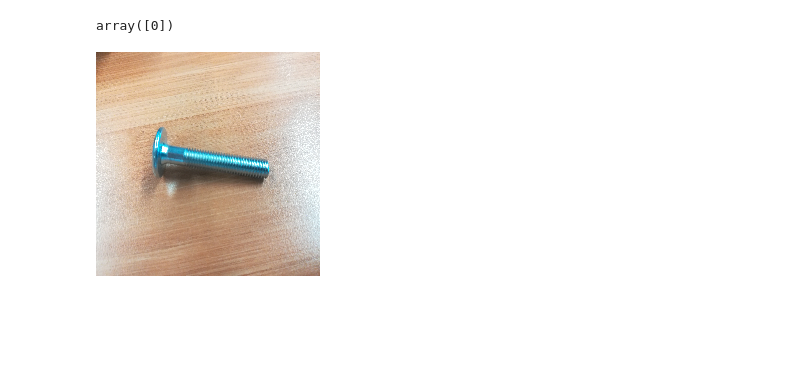
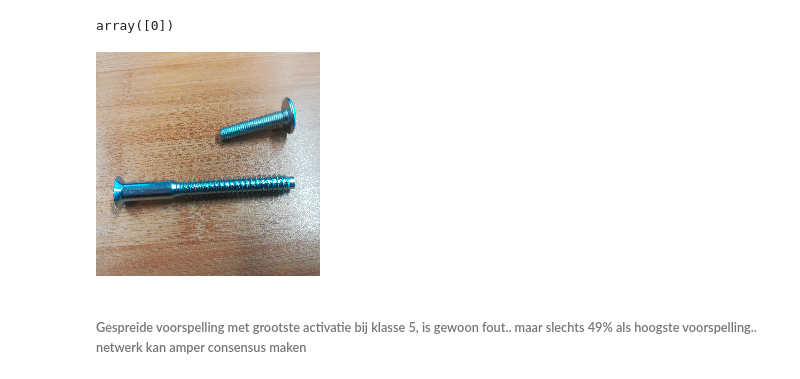
Before and after one commit to szindel/IkeaSchroevenClean, a Jupyter notebook: IkeaSchroevenClean.ipynb, the cells around one changed output. Saved outputs shown, nothing was run; the diff lists cells and outputs as text; code cells hidden in the pictures; blank space fills up the shorter version.

```diff
--- a/IkeaSchroevenClean.ipynb
+++ b/IkeaSchroevenClean.ipynb
@@ -380,7 +408,7 @@ Clipping input data to the valid range for imshow with RGB data ([0..1] for floa
 <matplotlib.image.AxesImage at 0x...>
 [figure]
 # %%
-img4 = image.load_img("/home/szindel/Documents/IkeaSchroevenClean/Dataset_schroeven_raw_divers/IMG_20190108_134829.jpg", target_size=(224, 224))
+img4 = load_img("Dataset_schroeven_raw_divers/IMG_20190108_134829.jpg", target_size=(224, 224))
 img_arr4 = img_to_array(img4)
 img_arr4 = img_arr4.reshape((1,) + img_arr4.shape)
 img_arr4 = keras.applications.mobilenet.preprocess_input(img_arr4)
@@ -393,13 +421,15 @@ predictions.argmax(axis=1)
 # %% [output]
 array([0])
 # %%
-img5 = image.load_img("/home/szindel/Documents/IkeaSchroevenClean/Dataset_schroeven_raw_divers/IMG_20190110_134749.jpg", target_size=(224, 224))
-img_arr5 = img_to_array(img5)
-img_arr5 = img_arr5.reshape((1,) + img_arr5.shape)
-img_arr5 = keras.applications.mobilenet.preprocess_input(img_arr5)
+img5 = load_img("Dataset_schroeven_raw_divers/IMG_20190108_134843.jpg", target_size=(224, 224))
+img_arr5 = img_to_array(img4)
+img_arr5 = img_arr4.reshape((1,) + img_arr4.shape)
+img_arr5 = keras.applications.mobilenet.preprocess_input(img_arr4)
 img5
 # %% [output]
-[figure, old version]
+[figure, new version]
+# %% [markdown]
+###### Gespreide voorspelling met grootste activatie bij klasse 5, is gewoon fout.. maar slechts 49% als hoogste voorspelling.. netwerk kan amper consensus maken
 # %%
 predictions = model.predict(img_arr5)
 predictions
```
Also changed, not shown: parts of 18 cells of this notebook, 17 other files.
